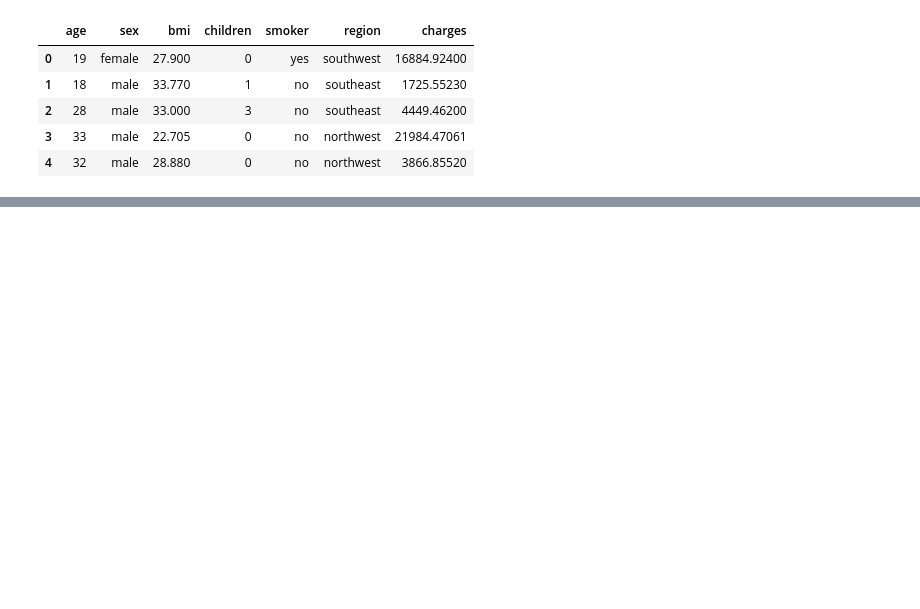
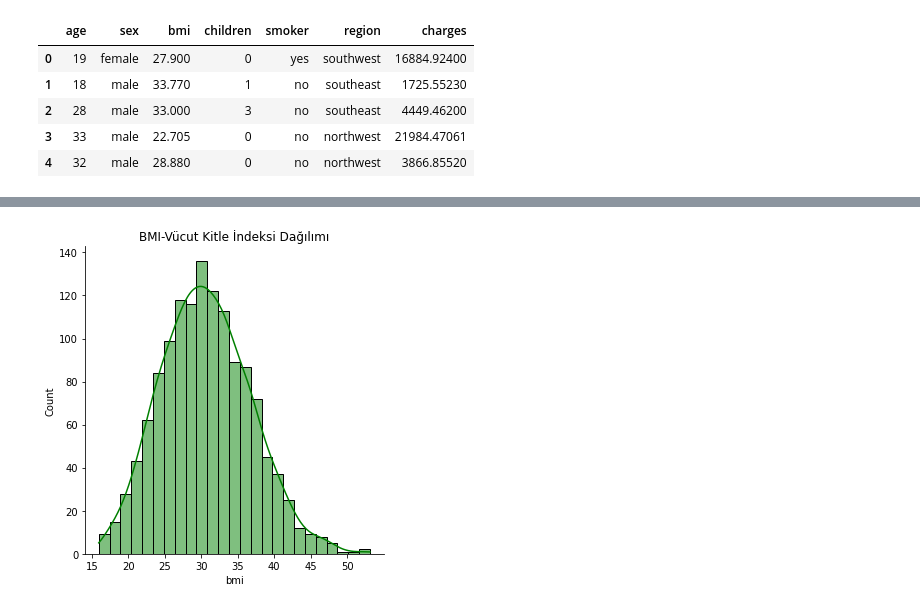
Before and after one commit to badicev/KaggleCode, a Jupyter notebook: Global_AI_Hub_Project_1.ipynb, the cells around one changed output, grey strips where cells are left out. Saved outputs shown, nothing was run; the diff lists cells and outputs as text; code cells hidden in the pictures; blank space fills up the shorter version.

```diff
--- a/Global_AI_Hub_Project_1.ipynb
+++ b/Global_AI_Hub_Project_1.ipynb
@@ -29,5 +36,5 @@ Archive:  Dataset/insurance.zip
 # %%
-ins = pd.read_csv("insurance/insurance.csv")
+ins = pd.read_csv("insurance.csv")
 # %%
 ins.head()
 # %% [output]
@@ -42,0 +47,5 @@ fatal: not a git repository (or any of the parent directories): .git
+# %%
+sns.displot(ins, x="bmi", kde= True, color= "g").set(title = "BMI-Vücut Kitle İndeksi Dağılımı");
+#Normal gibi (Biraz sağdan çarpık *right skewed distribution*)
+# %% [output]
+[figure, added]
```
Also changed, not shown: parts of 36 cells of this notebook.
